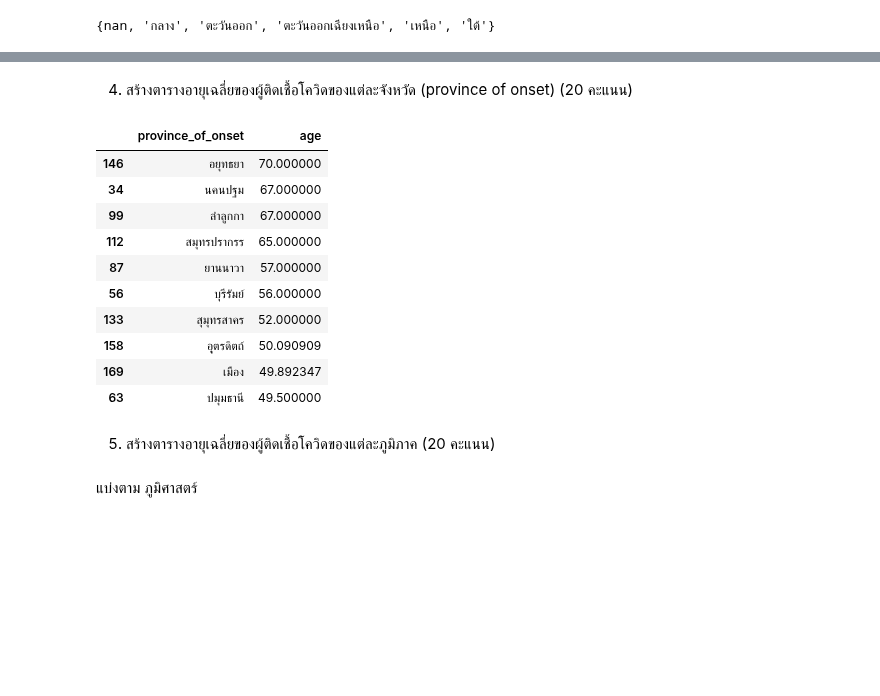
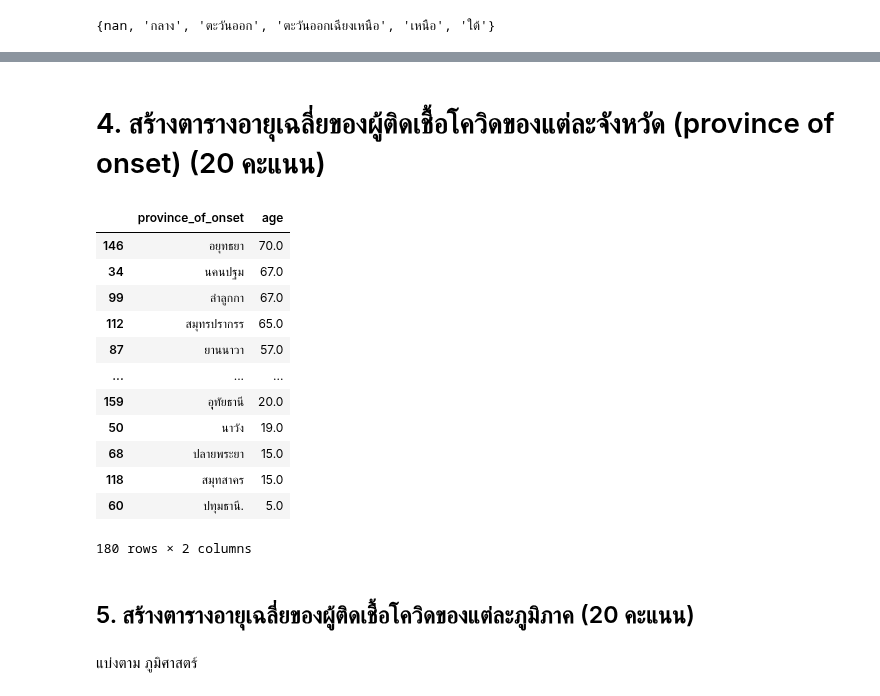
Before and after one commit to kittikhun62/data_viz_2022, a Jupyter notebook: BasicPython&DataViz_midterm2022.ipynb, the cells around one changed output, grey strips where cells are left out. Drawn from its saved outputs; the diff is of its cells as text; code cells hidden in the pictures; blank space fills up the shorter version.

```diff
--- a/BasicPython&DataViz_midterm2022.ipynb
+++ b/BasicPython&DataViz_midterm2022.ipynb
@@ -669,23 +691,25 @@ data_allp #สรุป
 # %% [markdown]
-4. สร้างตารางอายุเฉลี่ยของผู้ติดเชื้อโควิดของแต่ละจังหวัด (province of onset) (20 คะแนน)
+# 4. สร้างตารางอายุเฉลี่ยของผู้ติดเชื้อโควิดของแต่ละจังหวัด (province of onset) (20 คะแนน)
 # %%
 # จัดกลุ่มข้อมูลด้วย 'จังหวัด' แล้วหาค่าเฉลี่ยของ ['age']
 Covidmean_age = merge_covid_table.groupby('province_of_onset')[['age']].mean().reset_index()     # .reset_index() คือ reset ให้หัวตารางสามารถนำไปใช้ต่อได้
-Covidmean_age.sort_values('age',ascending=False).head(10)     # เรียงค่าเฉลี่ยจากมากไปน้อย #จะทำให้มากไปน้อย
+Covidmean_age.sort_values('age',ascending=False)   # เรียงค่าเฉลี่ยจากมากไปน้อย #จะทำให้มากไปน้อย
 # %% [output]
 |  | province_of_onset | age |
-| 146 | อยุทธยา | 70.000000 |
-| 34 | นคนปฐม | 67.000000 |
-| 99 | ลำลูกกา | 67.000000 |
-| 112 | สมุทรปรากรร | 65.000000 |
-| 87 | ยานนาวา | 57.000000 |
-| 56 | บุรีรัมย์ | 56.000000 |
-| 133 | สุมุทรสาคร | 52.000000 |
-| 158 | อุุตรดิตถ์ | 50.090909 |
-| 169 | เมือง | 49.892347 |
-| 63 | ปมุมธานี | 49.500000 |
+| 146 | อยุทธยา | 70.0 |
+| 34 | นคนปฐม | 67.0 |
+| 99 | ลำลูกกา | 67.0 |
+| 112 | สมุทรปรากรร | 65.0 |
+| 87 | ยานนาวา | 57.0 |
+| ... | ... | ... |
+| 159 | อุุทัยธานี | 20.0 |
+| 50 | นาวัง | 19.0 |
+| 68 | ปลายพระยา | 15.0 |
+| 118 | สมุทสาคร | 15.0 |
+| 60 | ปทุมธานี. | 5.0 |
+180 rows × 2 columns
 # %% [markdown]
-5. สร้างตารางอายุเฉลี่ยของผู้ติดเชื้อโควิดของแต่ละภูมิภาค (20 คะแนน)
+## 5. สร้างตารางอายุเฉลี่ยของผู้ติดเชื้อโควิดของแต่ละภูมิภาค (20 คะแนน)
 # %% [markdown]
 แบ่งตาม ภูมิศาสตร์
 # %%
```
Also changed, not shown: parts of 21 cells of this notebook.
